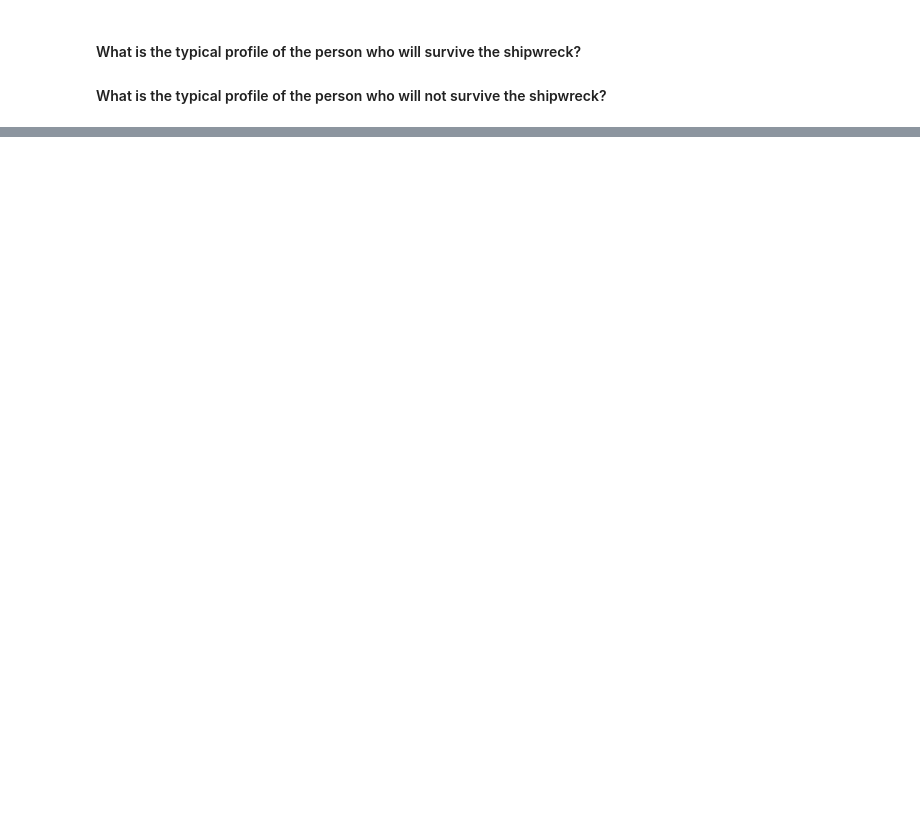
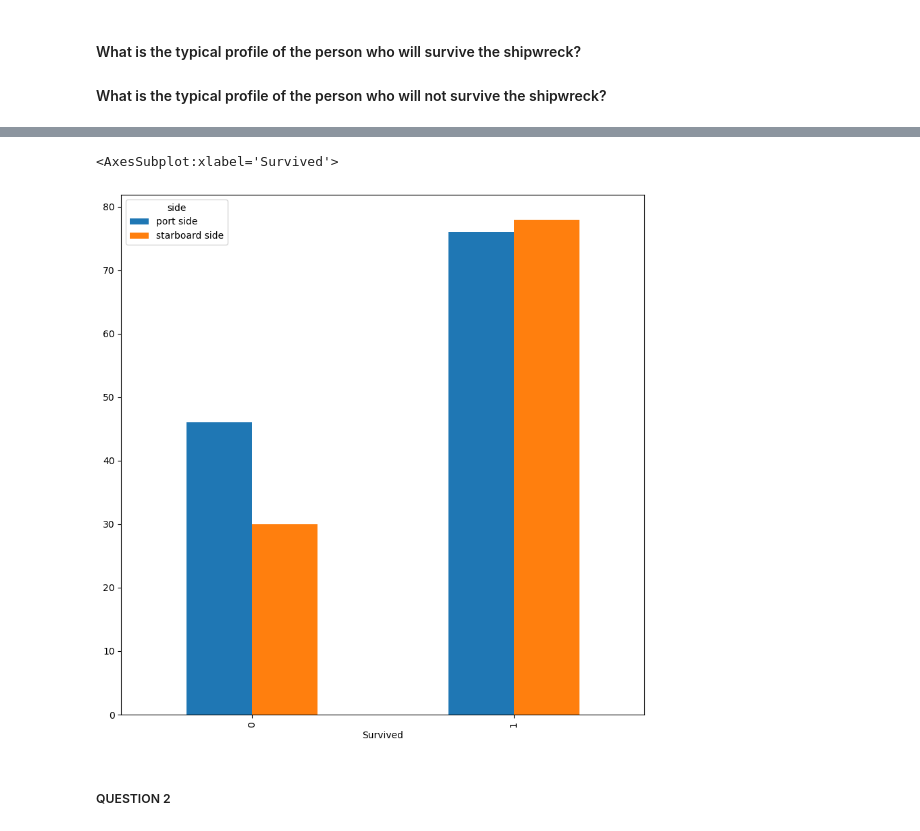
Before and after one commit to LaureMon/data-science-tutorials, a Jupyter notebook: introduction-to-python/Introduction to pandas.ipynb, the cells around one changed output, grey strips where cells are left out. Drawn from its saved outputs; the diff is of its cells as text; code cells hidden in the pictures; blank space fills up the shorter version.

```diff
--- a/introduction-to-python/Introduction to pandas.ipynb
+++ b/introduction-to-python/Introduction to pandas.ipynb
@@ -276,0 +255,21 @@ df
+# %%
+#Avec ce code, on extrait le numéro de cabine pour le format (1): deux lignes sont crées : une ligne F et une ligne EG24
+#La ligne F donnera un NAN quand on va créer la variable num_cabin, donc on supprimera cette ligne sans perdre d'info
+df2 = (
+ df.assign(cabin=df['Cabin'].str.split('  '))
+   .explode('cabin')
+   .reset_index(drop=True)
+)
+# %%
+#Avec ce code, on extrait le numéro de cabine pour le format (2)
+df2 = (
+ df2.assign(cabin2=df2['cabin'].str.split(' '))
+   .explode('cabin2')
+   .reset_index(drop=True)
+)
+# %%
+#Extraction du numéro de cabine et suppression des NAN
+df2["num_cabin"] = df2.cabin2.str.extract('(\d+)')
+df2.dropna(subset = ['num_cabin'], inplace=True)
+df2 = df2.drop('cabin', axis=1)
+df2['num_cabin'] = df2['num_cabin'].astype(str).astype(int)
@@ -276,0 +278,11 @@ df
+# %%
+df2["side"] = np.where(df2.num_cabin % 2==0,"port side", "starboard side")
+# %%
+df2.groupby(
+    ['Survived', 'side']
+)['PassengerId'].count().unstack().plot(kind ='bar', figsize = (10, 10))  # starboard side contains more survivers
+# %% [output]
+<AxesSubplot:xlabel='Survived'>
+[figure, added]
+# %% [markdown]
+##### QUESTION 2 ###
```
Also changed, not shown: parts of 20 cells of this notebook.
